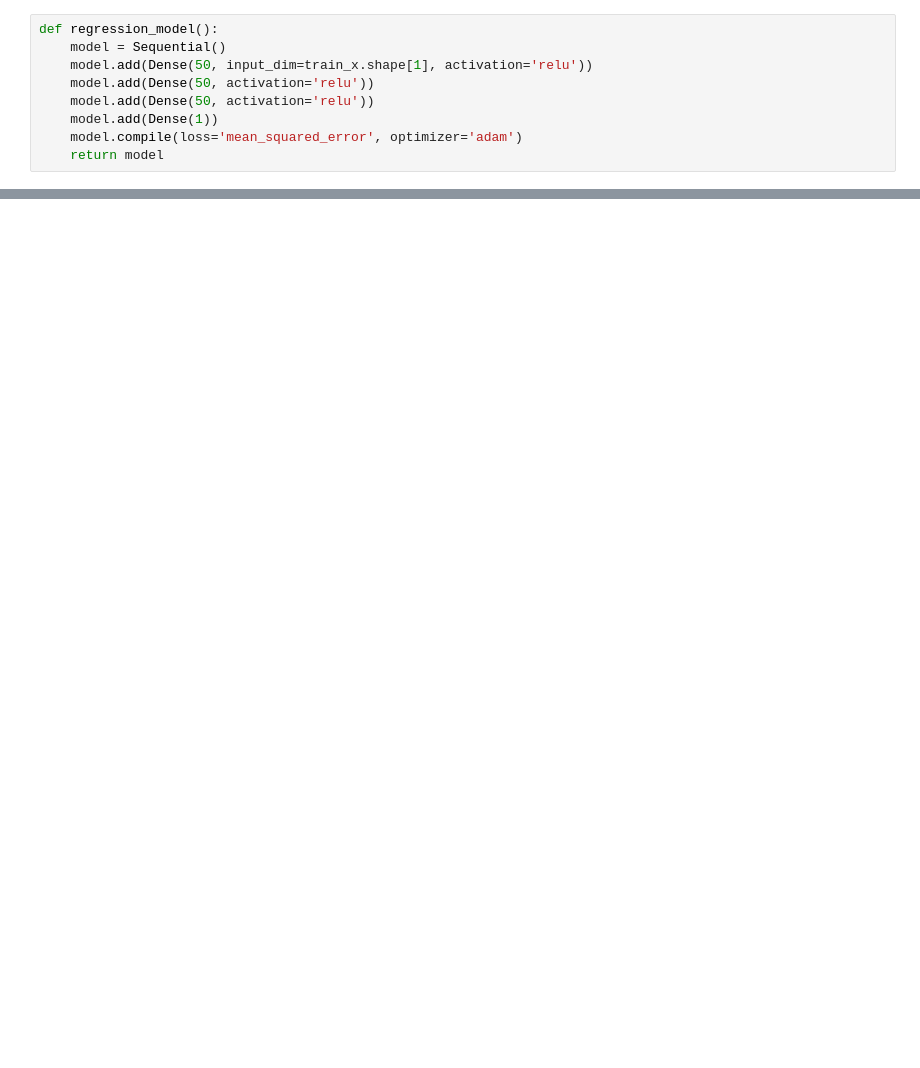
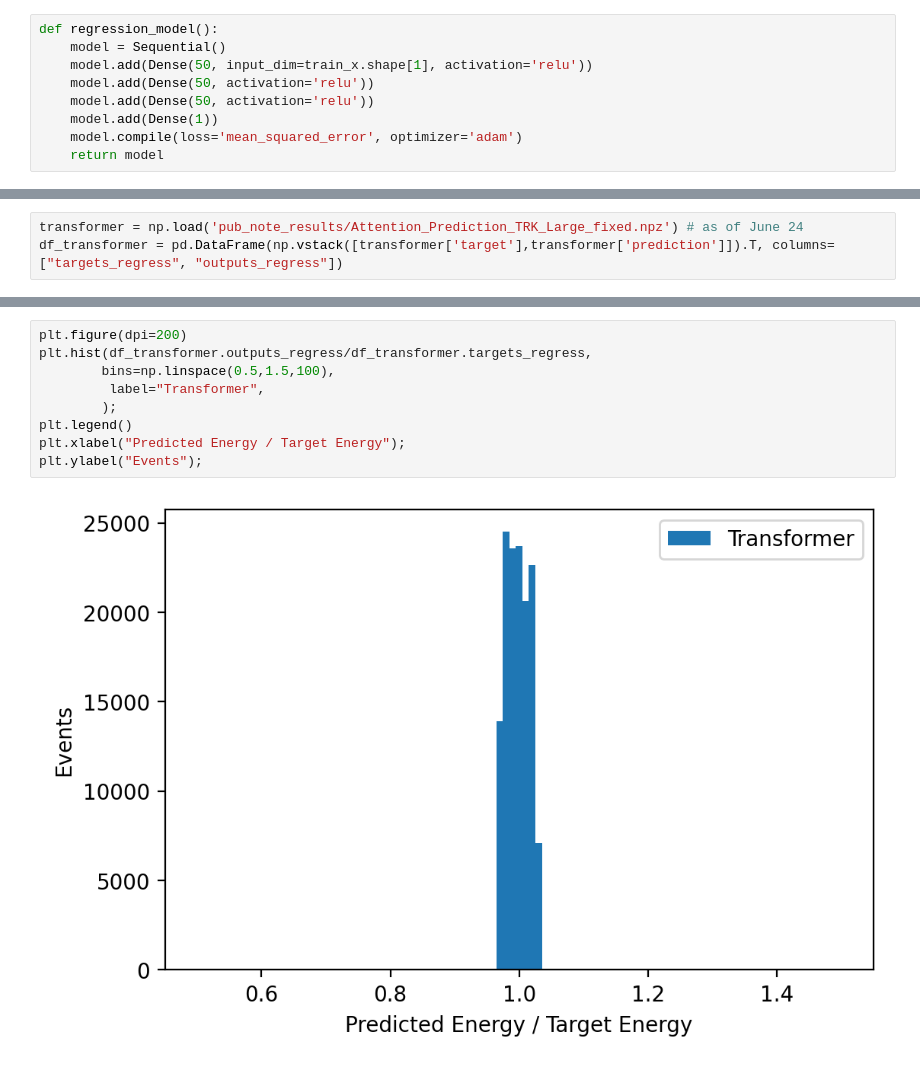
Before and after one commit to atlas-calo-ml/gn4pions_eastbay, a Jupyter notebook: simple_regression_model.ipynb, the cells around one changed output, grey strips where cells are left out. Cells and saved outputs as stored; diff of their text form; blank space fills up the shorter version.

```diff
--- a/simple_regression_model.ipynb
+++ b/simple_regression_model.ipynb
@@ -203,0 +211,3 @@ Wall time: 14min 36s
+# %%
+transformer = np.load('pub_note_results/Attention_Prediction_TRK_Large_fixed.npz') # as of June 24
+df_transformer = pd.DataFrame(np.vstack([transformer['target'],transformer['prediction']]).T, columns=["targets_regress", "outputs_regress"])
@@ -203,0 +241,11 @@ Wall time: 14min 36s
+# %%
+plt.figure(dpi=200)
+plt.hist(df_transformer.outputs_regress/df_transformer.targets_regress,
+        bins=np.linspace(0.5,1.5,100),
+         label="Transformer",
+        );
+plt.legend()
+plt.xlabel("Predicted Energy / Target Energy");
+plt.ylabel("Events");
+# %% [output]
+[figure, added]
```
Also changed, not shown: parts of 29 cells of this notebook, 3 other files.
